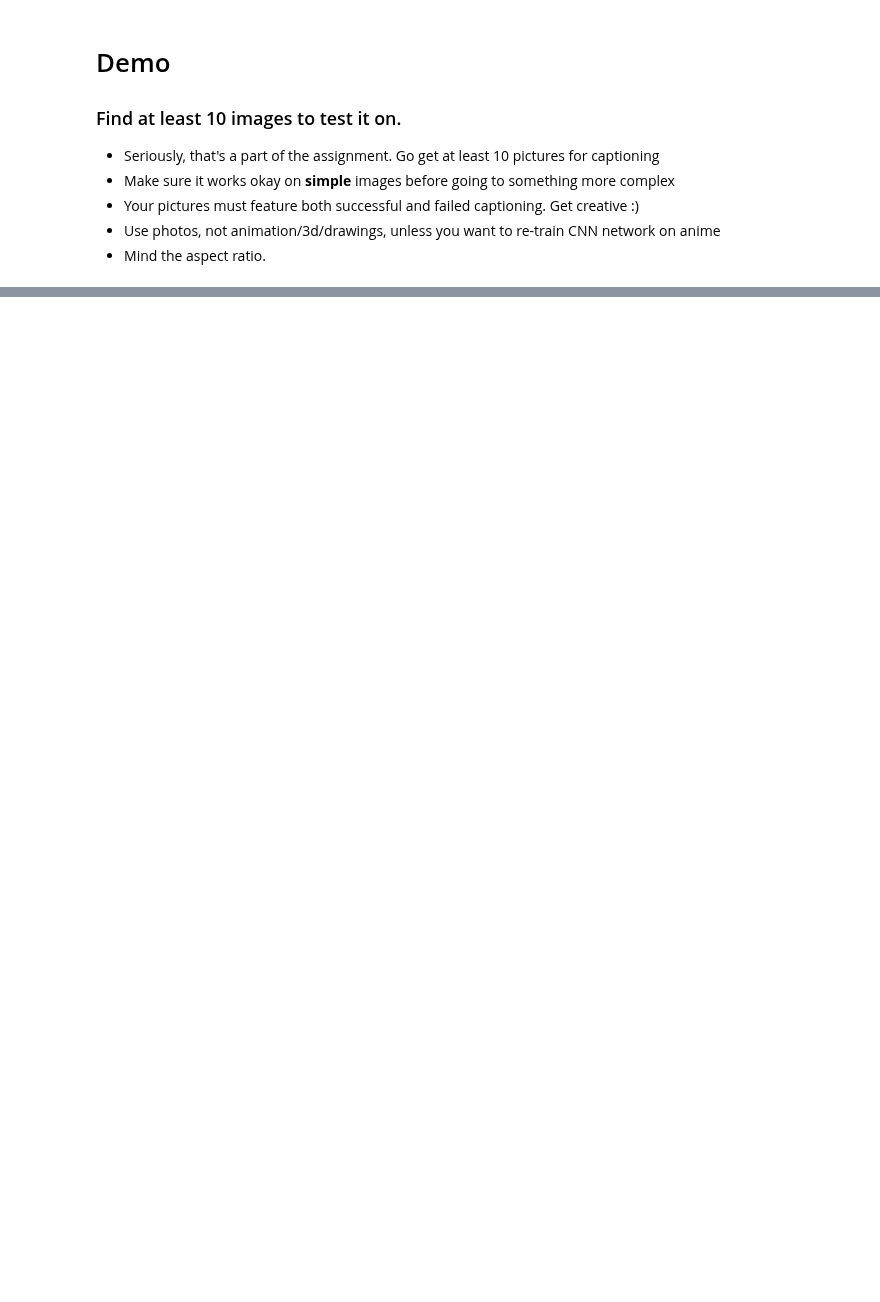
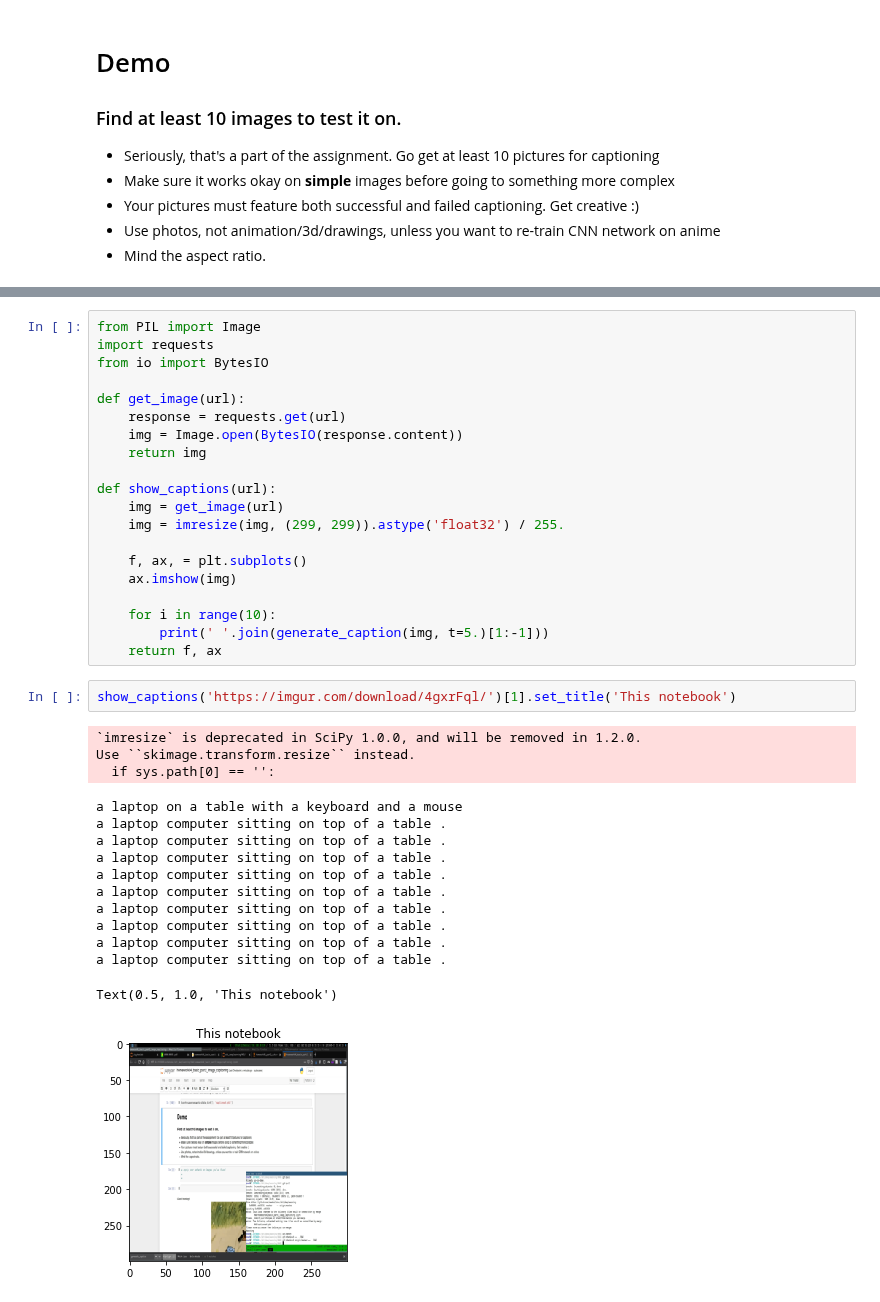
Before and after one commit to SomeoneSerge/skt_deeplearning, a Jupyter notebook: HW4/homework04_basic_part2_image_captioning.ipynb, the cells around one changed output, grey strips where cells are left out. Cells and saved outputs as stored; diff of their text form; blank space fills up the shorter version.

```diff
--- a/HW4/homework04_basic_part2_image_captioning.ipynb
+++ b/HW4/homework04_basic_part2_image_captioning.ipynb
@@ -539,0 +563,38 @@ a black and white cat sitting on top of a bed .
+# %%
+from PIL import Image
+import requests
+from io import BytesIO
+
+def get_image(url):
+    response = requests.get(url)
+    img = Image.open(BytesIO(response.content))
+    return img
+
+def show_captions(url):
+    img = get_image(url)
+    img = imresize(img, (299, 299)).astype('float32') / 255.
+
+    f, ax, = plt.subplots()
+    ax.imshow(img)
+
+    for i in range(10):
+        print(' '.join(generate_caption(img, t=5.)[1:-1]))
+    return f, ax
+# %%
+show_captions('https://imgur.com/download/4gxrFql/')[1].set_title('This notebook')
+# %% [output]
+`imresize` is deprecated in SciPy 1.0.0, and will be removed in 1.2.0.
+Use ``skimage.transform.resize`` instead.
+  if sys.path[0] == '':
+a laptop on a table with a keyboard and a mouse
+a laptop computer sitting on top of a table .
+a laptop computer sitting on top of a table .
+a laptop computer sitting on top of a table .
+a laptop computer sitting on top of a table .
+a laptop computer sitting on top of a table .
+a laptop computer sitting on top of a table .
+a laptop computer sitting on top of a table .
+a laptop computer sitting on top of a table .
+a laptop computer sitting on top of a table .
+Text(0.5, 1.0, 'This notebook')
+[figure, added]
```
Also changed, not shown: parts of 9 cells of this notebook, 1 other file.
